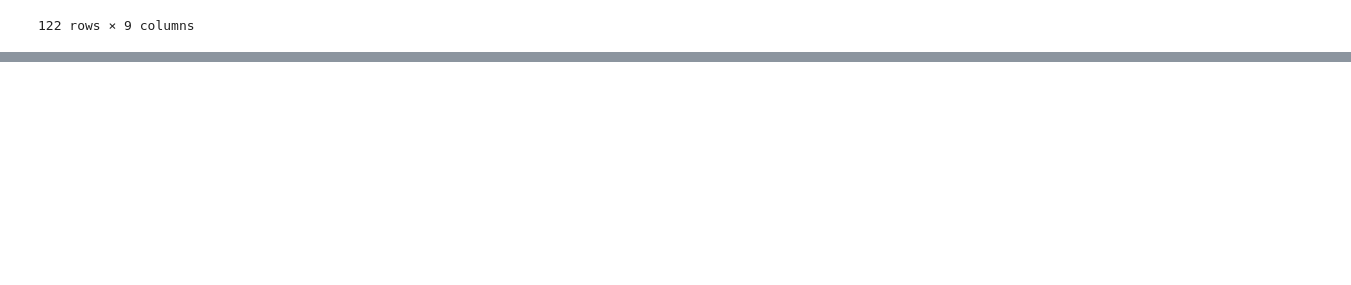
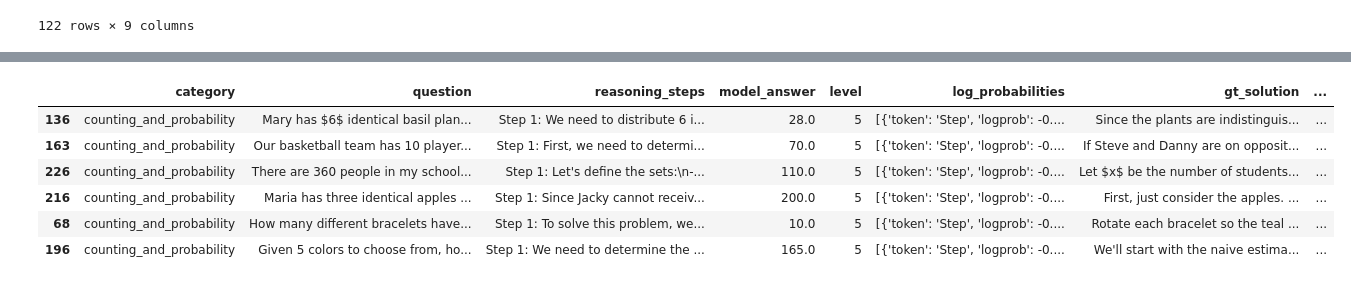
Before and after one commit to zixianma/interactive-chains, a Jupyter notebook: data/select_data.ipynb, the cells around one changed output, grey strips where cells are left out. Cells and saved outputs as stored; diff of their text form; code cells hidden in the pictures; blank space fills up the shorter version.

```diff
--- a/data/select_data.ipynb
+++ b/data/select_data.ipynb
@@ -361,0 +381,18 @@ eval_df
+# %%
+math = pd.read_json("MATH_test_questions_with_logprob.jsonl", lines=True)
+
+math_correct = math[(math["is_correct"] == True) & (math["level"] == 5.0) & (math["category"] == "counting_and_probability")]
+
+
+sampled_math_correct = math_correct.sample(n=6, random_state=42)
+sampled_math_correct["dataset"] = "math"
+
+sampled_math_correct
+# %% [output]
+|  | category | question | reasoning_steps | model_answer | level | log_probabilities | gt_solution | ... |
+| 136 | counting_and_probability | Mary has $6$ identical basil plan... | Step 1: We need to distribute 6 i... | 28.0 | 5 | [{'token': 'Step', 'logprob': -0.... | Since the plants are indistinguis... | ... |
+| 163 | counting_and_probability | Our basketball team has 10 player... | Step 1: First, we need to determi... | 70.0 | 5 | [{'token': 'Step', 'logprob': -0.... | If Steve and Danny are on opposit... | ... |
+| 226 | counting_and_probability | There are 360 people in my school... | Step 1: Let's define the sets:\n-... | 110.0 | 5 | [{'token': 'Step', 'logprob': -0.... | Let $x$ be the number of students... | ... |
+| 216 | counting_and_probability | Maria has three identical apples ... | Step 1: Since Jacky cannot receiv... | 200.0 | 5 | [{'token': 'Step', 'logprob': -0.... | First, just consider the apples. ... | ... |
+| 68 | counting_and_probability | How many different bracelets have... | Step 1: To solve this problem, we... | 10.0 | 5 | [{'token': 'Step', 'logprob': -0.... | Rotate each bracelet so the teal ... | ... |
+| 196 | counting_and_probability | Given 5 colors to choose from, ho... | Step 1: We need to determine the ... | 165.0 | 5 | [{'token': 'Step', 'logprob': -0.... | We'll start with the naive estima... | ... |
```
Also changed, not shown: parts of 6 cells of this notebook, 2 other files.
